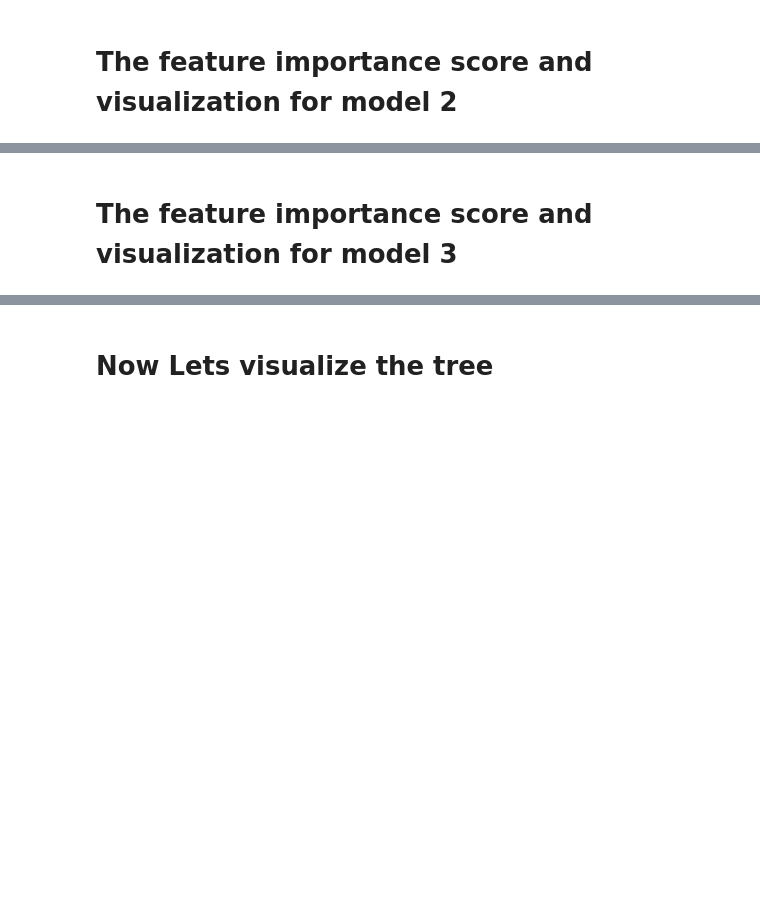
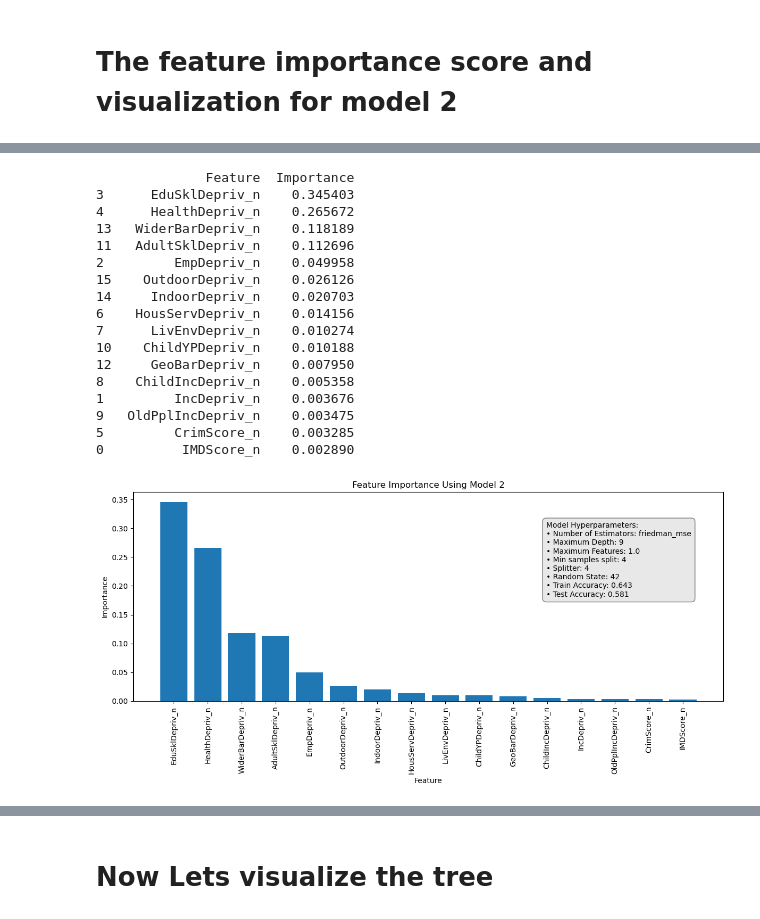
Before and after one commit to MasterOfLogic1/HousePricePrediction_Uk, a Jupyter notebook: HPP_Decision_Tree_Regressor.ipynb, the cells around one changed output, grey strips where cells are left out. Saved outputs shown, nothing was run; the diff lists cells and outputs as text; code cells hidden in the pictures; blank space fills up the shorter version.

```diff
--- a/HPP_Decision_Tree_Regressor.ipynb
+++ b/HPP_Decision_Tree_Regressor.ipynb
@@ -461,2 +384,77 @@ plt.show()
-# %% [markdown]
-# The feature importance score and visualization for model 3
+# %%
+# Get the feature importance scores for model 2
+modelIndex = 1
+feature_importance = models[modelIndex].feature_importances_
+
+# Create a DataFrame to display the results
+feature_importance_df = pd.DataFrame({'Feature': X.columns, 'Importance': feature_importance})
+
+# Sort the DataFrame in descending order of importance
+feature_importance_df = feature_importance_df.sort_values(by='Importance', ascending=False)
+
+# Display the feature importance
+print(feature_importance_df)
+
+# Placeholder for model hyperparameters used
+model_hyperparameters = {
+    'criterion': models[modelIndex].criterion,
+    'max_depth': models[modelIndex].max_depth,
+    'max_features': models[modelIndex].max_features,
+    'min_samples_split': models[modelIndex].min_samples_split,
+    'splitter': models[modelIndex].min_samples_split,
+    'random_state': models[modelIndex].random_state,
+    'train_accuracy' : round(models[modelIndex].score(X_train,y_train),3),
+    'test_accuracy': round(models[modelIndex].score(X_test,y_test),3)
+    # Add more hyperparameters if needed
+}
+
+
+# Plot the feature importance
+plt.figure(figsize=(12, 6))
+plt.bar(feature_importance_df['Feature'], feature_importance_df['Importance'])
+plt.xlabel('Feature')
+plt.ylabel('Importance')
+plt.title('Feature Importance Using Model '+str(modelIndex+1))
+plt.xticks(rotation=90)
+
+# Adding bullet points for model hyperparameters on the right side of the plot
+bullet_points = [
+    f"Model Hyperparameters:",
+    f"• Number of Estimators: {model_hyperparameters['criterion']}",
+    f"• Maximum Depth: {model_hyperparameters['max_depth']}",
+    f"• Maximum Features: {model_hyperparameters['max_features']}",
+    f"• Min samples split: {model_hyperparameters['min_samples_split']}",
+    f"• Splitter: {model_hyperparameters['splitter']}",
+    f"• Random State: {model_hyperparameters['random_state']}",
+    f"• Train Accuracy: {model_hyperparameters['train_accuracy']}",
+    f"• Test Accuracy: {model_hyperparameters['test_accuracy']}",
+
+    # Add more hyperparameters if needed
+]
+
+
+# Display the bullet points
+plt.text(0.7, 0.5, "\n".join(bullet_points), transform=plt.gca().transAxes,
+         bbox=dict(facecolor='lightgray', alpha=0.5, boxstyle='round,pad=0.5'))
+
+plt.tight_layout()
+plt.show()
+# %% [output]
+              Feature  Importance
+3      EduSklDepriv_n    0.345403
+4      HealthDepriv_n    0.265672
+13   WiderBarDepriv_n    0.118189
+11   AdultSklDepriv_n    0.112696
+2         EmpDepriv_n    0.049958
+15    OutdoorDepriv_n    0.026126
+14     IndoorDepriv_n    0.020703
+6    HousServDepriv_n    0.014156
+7      LivEnvDepriv_n    0.010274
+10    ChildYPDepriv_n    0.010188
+12     GeoBarDepriv_n    0.007950
+8    ChildIncDepriv_n    0.005358
+1         IncDepriv_n    0.003676
+9   OldPplIncDepriv_n    0.003475
+5         CrimScore_n    0.003285
+0          IMDScore_n    0.002890
+[figure, added]
```
Also changed, not shown: parts of 7 cells of this notebook.
